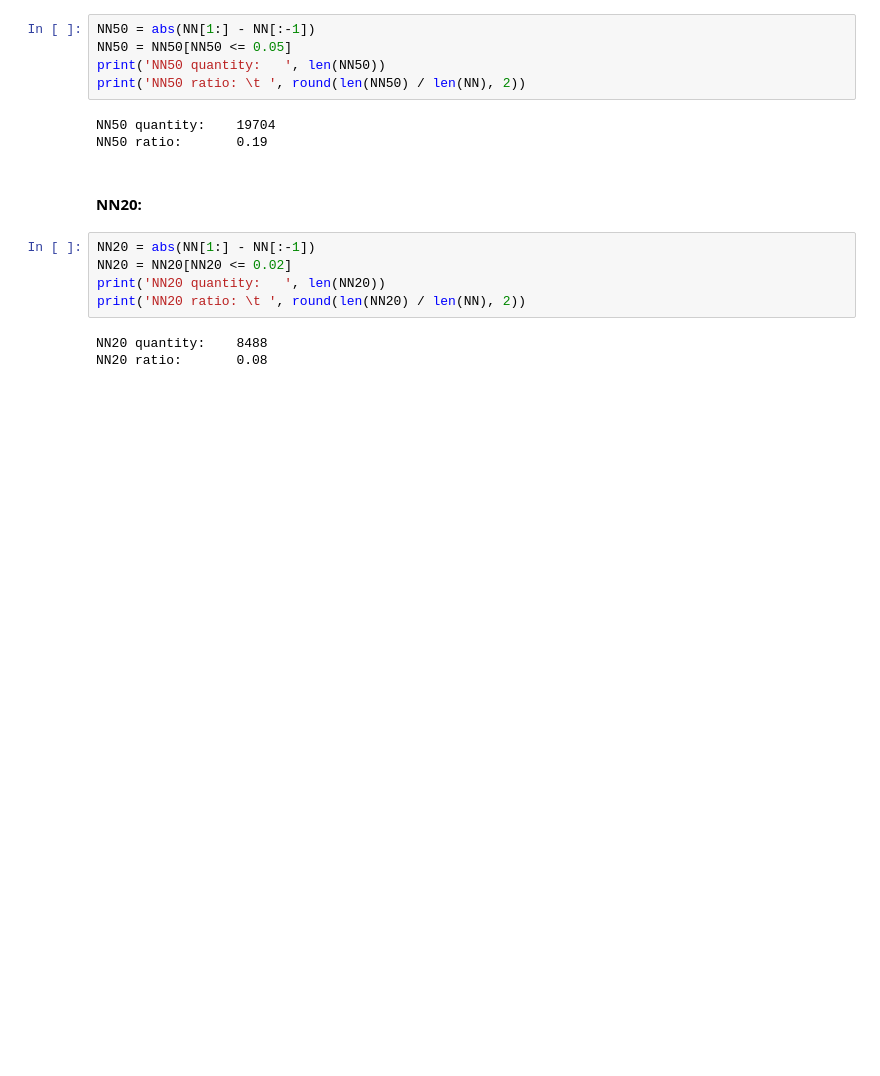
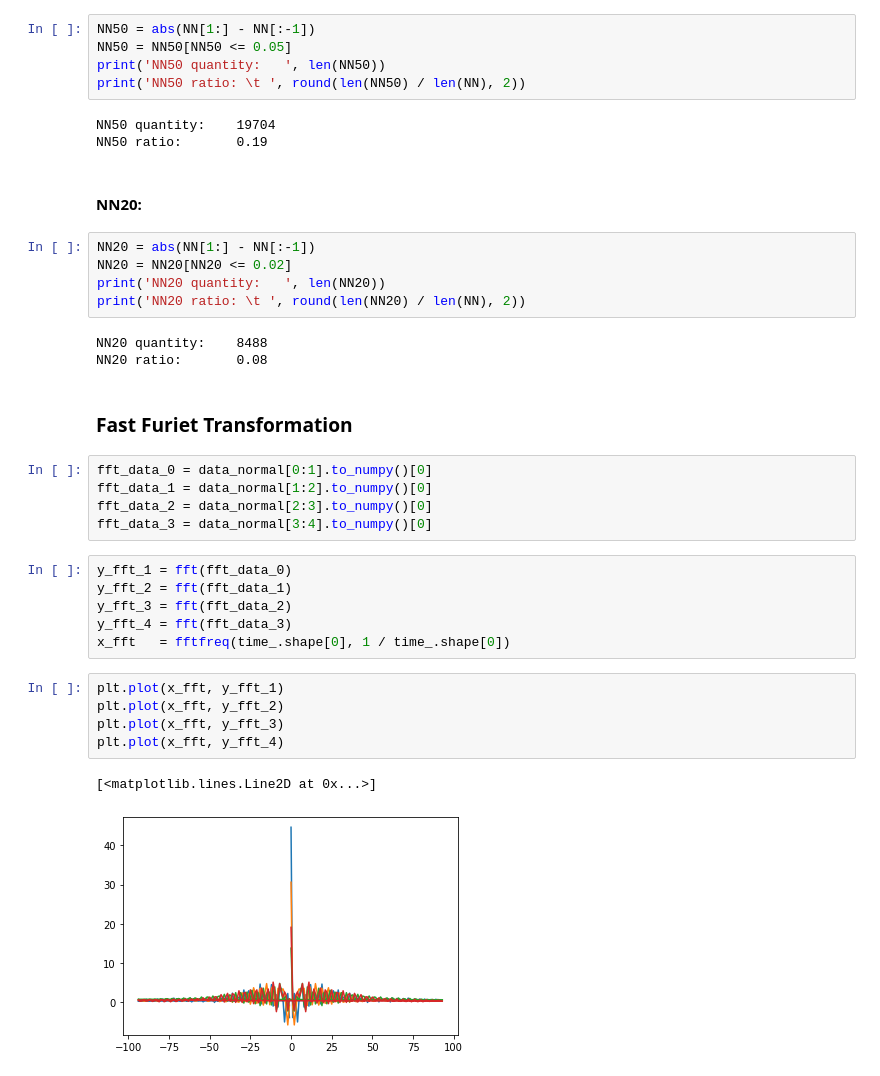
Before and after one commit to hK04/BioTechDaysMIPT2022, a Jupyter notebook: main.ipynb, the cells around one changed output. Saved outputs shown, nothing was run; the diff lists cells and outputs as text; blank space fills up the shorter version.

```diff
--- a/main.ipynb
+++ b/main.ipynb
@@ -407,3 +413,24 @@ print('NN20 ratio: \t ', round(len(NN20) / len(NN), 2))
 # %% [output]
 NN20 quantity:    8488
 NN20 ratio:       0.08
+# %% [markdown]
+### Fast Furiet Transformation
+# %%
+fft_data_0 = data_normal[0:1].to_numpy()[0]
+fft_data_1 = data_normal[1:2].to_numpy()[0]
+fft_data_2 = data_normal[2:3].to_numpy()[0]
+fft_data_3 = data_normal[3:4].to_numpy()[0]
+# %%
+y_fft_1 = fft(fft_data_0)
+y_fft_2 = fft(fft_data_1)
+y_fft_3 = fft(fft_data_2)
+y_fft_4 = fft(fft_data_3)
+x_fft   = fftfreq(time_.shape[0], 1 / time_.shape[0])
+# %%
+plt.plot(x_fft, y_fft_1)
+plt.plot(x_fft, y_fft_2)
+plt.plot(x_fft, y_fft_3)
+plt.plot(x_fft, y_fft_4)
+# %% [output]
+[<matplotlib.lines.Line2D at 0x...>]
+[figure, added]
```
Also changed, not shown: parts of 21 cells of this notebook.
